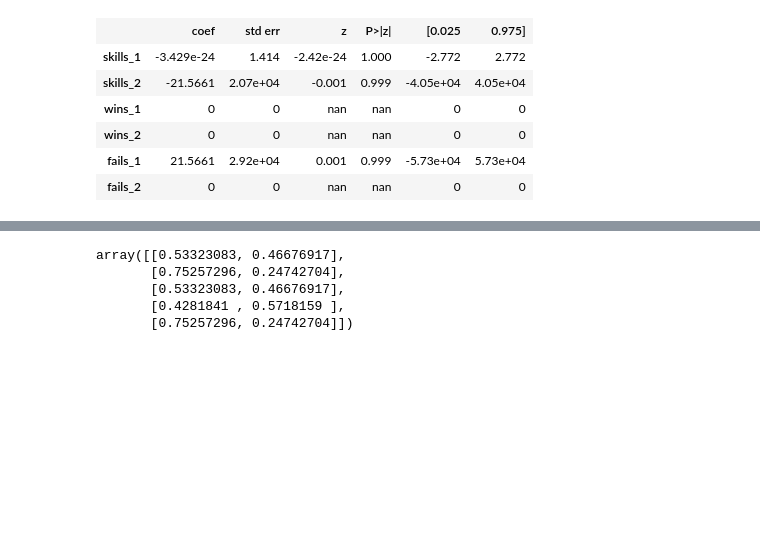
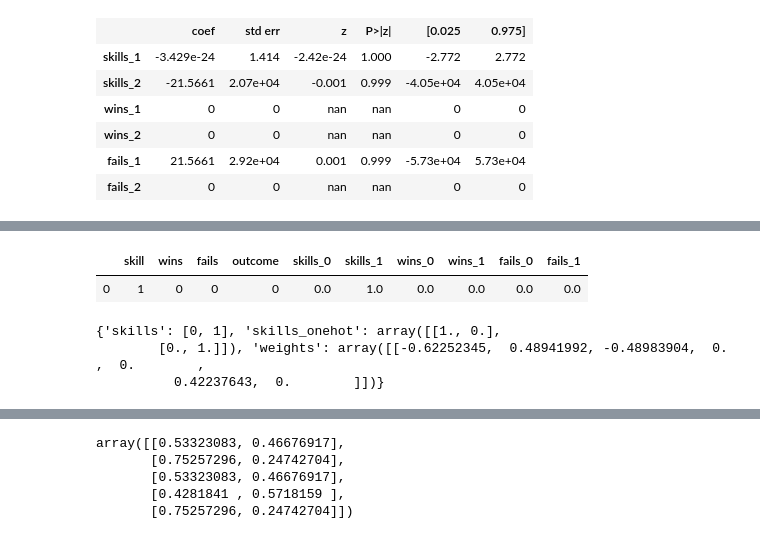
Before and after one commit to MachineTeachingEdu/machine-teaching, a Jupyter notebook: machineteaching/2019_10_14 - StudentPerformanceKit (PFA).ipynb, the cells around one changed output, grey strips where cells are left out. Drawn from its saved outputs; the diff is of its cells as text; code cells hidden in the pictures; blank space fills up the shorter version.

```diff
--- a/machineteaching/2019_10_14 - StudentPerformanceKit (PFA).ipynb
+++ b/machineteaching/2019_10_14 - StudentPerformanceKit (PFA).ipynb
@@ -177,0 +211,12 @@ array([0, 0, 0, 1, 0])
+# %%
+df = model._transform_student_data(data_student[2:], q_matrix)
+df[0]
+# %% [output]
+|  | skill | wins | fails | outcome | skills_0 | skills_1 | wins_0 | wins_1 | fails_0 | fails_1 |
+| 0 | 1 | 0 | 0 | 0 | 0.0 | 1.0 | 0.0 | 0.0 | 0.0 | 0.0 |
+# %%
+model.params
+# %% [output]
+{'skills': [0, 1], 'skills_onehot': array([[1., 0.],
+        [0., 1.]]), 'weights': array([[-0.62252345,  0.48941992, -0.48983904,  0.        ,  0.        ,
+          0.42237643,  0.        ]])}
```
Also changed, not shown: parts of 15 cells of this notebook, 1 other file.
